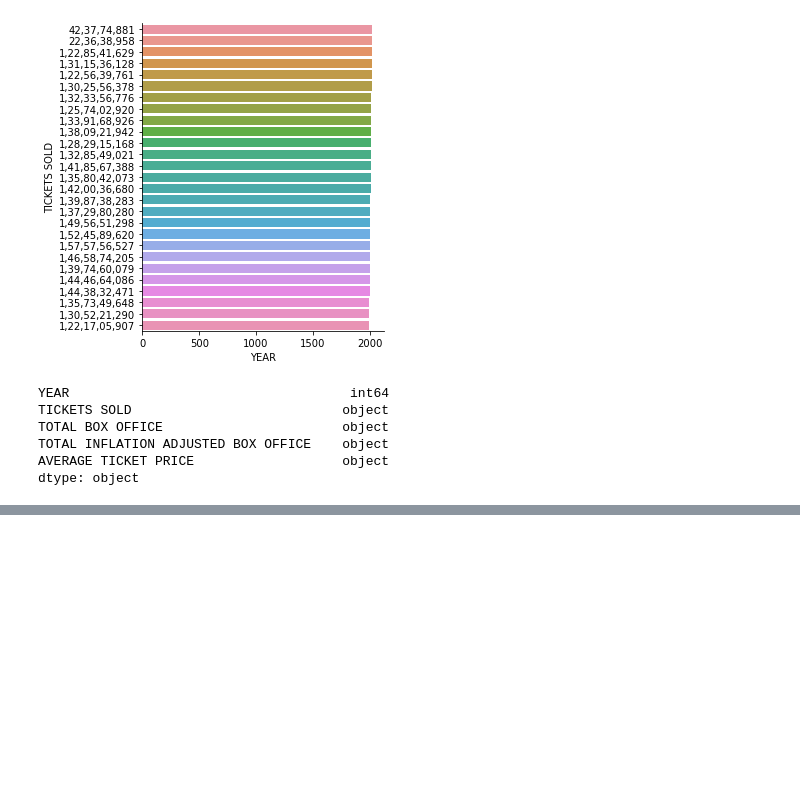
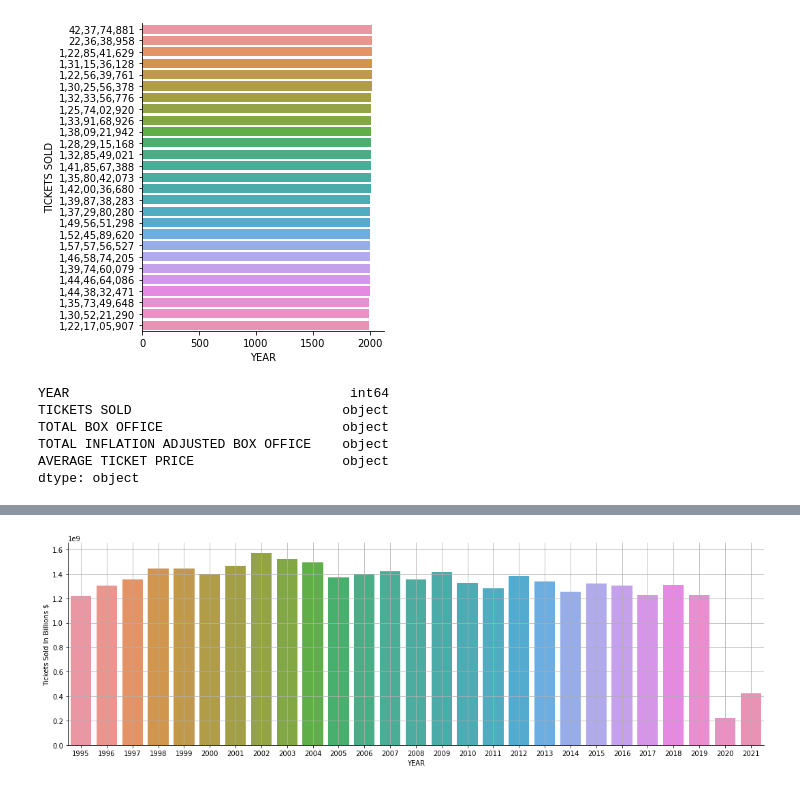
Before and after one commit to Grandi9/EDA, a Jupyter notebook: Hollywood_Movie_Data.ipynb, the cells around one changed output, grey strips where cells are left out. Cells and saved outputs as stored; diff of their text form; code cells hidden in the pictures; blank space fills up the shorter version.

```diff
--- a/Hollywood_Movie_Data.ipynb
+++ b/Hollywood_Movie_Data.ipynb
@@ -47,8 +47,16 @@ TOTAL INFLATION ADJUSTED BOX OFFICE    object
 AVERAGE TICKET PRICE                   object
 dtype: object
 # %%
-# we are getting a weird graph since the data is not integers.
-# process the data to make sure all columns are int
+# we are getting a weird graph since the data is not numeric.
+# Let's process the data to make sure all columns are int
 # remove "," and "$" in the values
 
-df_AnnualTicketSales['TICKETS SOLD'] = df_AnnualTicketSales['TICKETS SOLD']
+df_AnnualTicketSales['TICKETS SOLD'] = df_AnnualTicketSales['TICKETS SOLD'].str.replace(',', '')
+
+df_AnnualTicketSales['TOTAL BOX OFFICE'] = df_AnnualTicketSales['TOTAL BOX OFFICE'].str.replace(',', '')
+df_AnnualTicketSales['TOTAL BOX OFFICE'] = df_AnnualTicketSales['TOTAL BOX OFFICE'].str.replace('$', '')
+
+df_AnnualTicketSales['TOTAL INFLATION ADJUSTED BOX OFFICE'] = df_AnnualTicketSales['TOTAL INFLATION ADJUSTED BOX OFFICE'].str.replace(',', '')
+df_AnnualTicketSales['TOTAL INFLATION ADJUSTED BOX OFFICE'] = df_AnnualTicketSales['TOTAL INFLATION ADJUSTED BOX OFFICE'].str.replace('$', '')
+
+df_AnnualTicketSales['AVERAGE TICKET PRICE'] = df_AnnualTicketSales['AVERAGE TICKET PRICE'].str.replace('$', '')
@@ -54,0 +72,5 @@ df_AnnualTicketSales['TICKETS SOLD'] = df_AnnualTicketSales['TICKETS SOLD']
+# %%
+df_AnnualTicketSales = df_AnnualTicketSales.apply(pd.to_numeric)
+
+#if you want to convert only specific features to numeric, we can use
+#df_AnnualTicketSales["a","b"] = df_AnnualTicketSales["a","b"].apply(pd.to_numeric)
@@ -54,0 +92,6 @@ df_AnnualTicketSales['TICKETS SOLD'] = df_AnnualTicketSales['TICKETS SOLD']
+# %%
+g = sns.catplot(data = df_AnnualTicketSales, kind = "bar", x = "YEAR", y = "TICKETS SOLD", aspect=3)
+plt.ylabel("Tickets Sold In Billions $")
+plt.grid(True)
+# %% [output]
+[figure, added]
```
Also changed, not shown: parts of 2 cells of this notebook.
